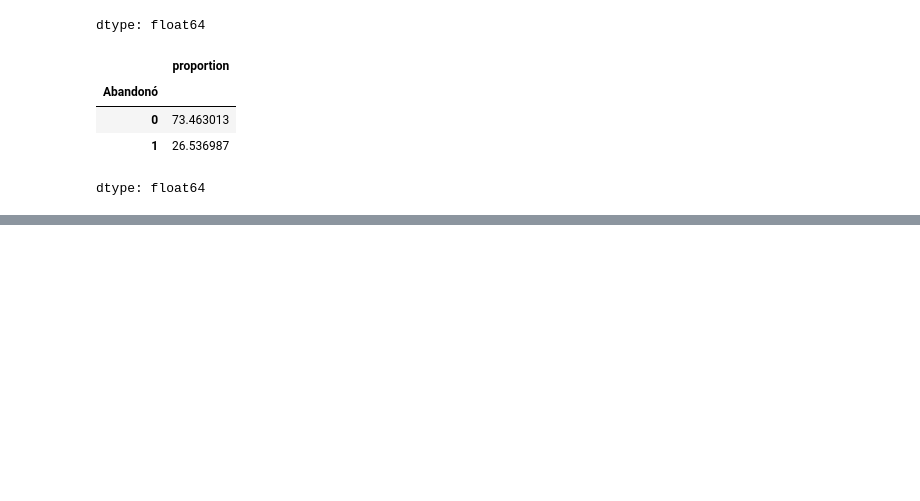
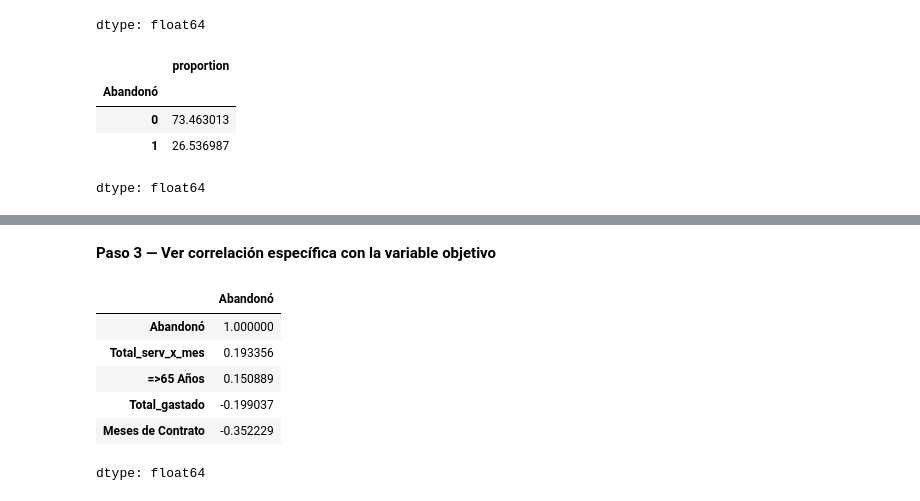
Before and after one commit to Charlymanuk/TELECOM-DESAFIO-PARTE-2, a Jupyter notebook: DESAFIO_TELECOM_2.ipynb, the cells around one changed output, grey strips where cells are left out. Cells and saved outputs as stored; diff of their text form; code cells hidden in the pictures; blank space fills up the shorter version.

```diff
--- a/DESAFIO_TELECOM_2.ipynb
+++ b/DESAFIO_TELECOM_2.ipynb
@@ -167,0 +239,13 @@ dtype: float64
+# %% [markdown]
+**Paso 3 — Ver correlación específica con la variable objetivo**
+# %%
+corr_target = corr_matrix['Abandonó'].sort_values(ascending=False)
+corr_target
+# %% [output]
+|  | Abandonó |
+| Abandonó | 1.000000 |
+| Total_serv_x_mes | 0.193356 |
+| =>65 Años | 0.150889 |
+| Total_gastado | -0.199037 |
+| Meses de Contrato | -0.352229 |
+dtype: float64
```
Also changed, not shown: parts of 26 cells of this notebook.
